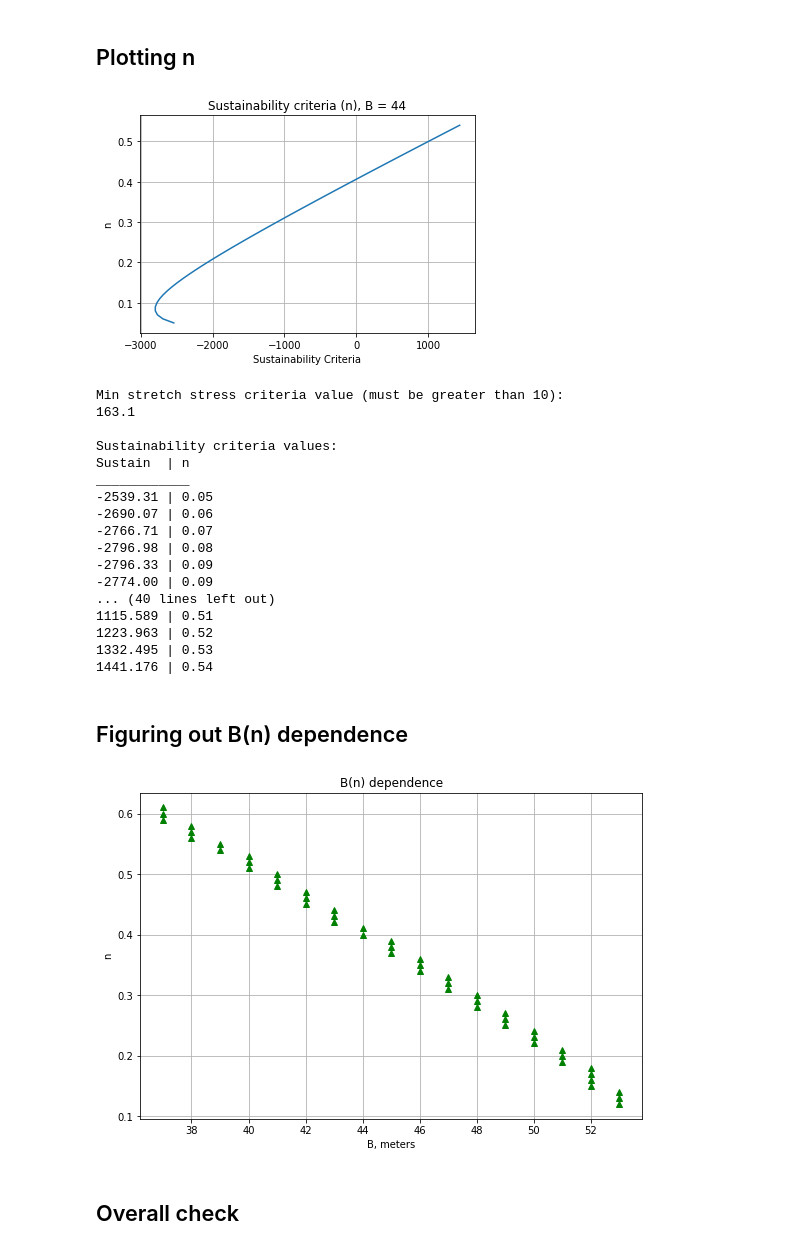
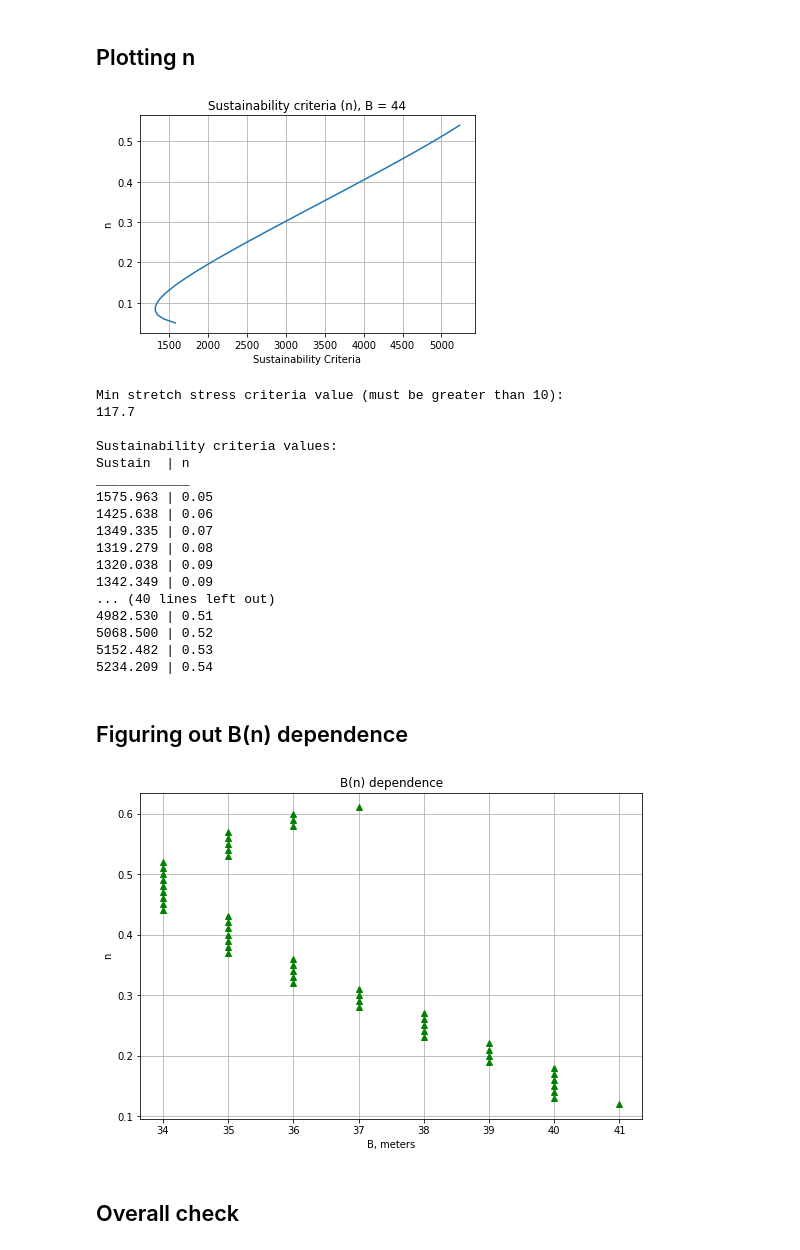
Before and after one commit to George-Mounts/bachelor_project, a Jupyter notebook: 2_functions.ipynb, the cells around one changed output. Cells and saved outputs as stored; diff of their text form; code cells hidden in the pictures.

```diff
--- a/2_functions.ipynb
+++ b/2_functions.ipynb
@@ -15,7 +15,7 @@ H2 = 105.2 - 98 # = 7.2 meters
 #section profile
 b = 5 #meters
 D = 10 #meters
-d = 5 #meters
+d = 7 #meters
 
 #coast:
 Bc = 8 #meters
@@ -62,7 +62,8 @@ Lower beef depth (H2) = 7.200000000000003
 # %% [markdown]
 ## Functions
 # %%
-def secondary_data(detailed=False):
+def static_calculation(*, show_winter=False, output, print_all=True, detailed=False):
+
     Lw = 11 * hw #in meters
     dhw = const_pi * hw ** 2 / Lw #in meters
     m = B / Ht - n
@@ -71,8 +72,6 @@ def secondary_data(detailed=False):
     if detailed == True:
         print("Dam coast height =", dc)
         print("m =", m)
-
-def static_calculation(*, show_winter=False, output, print_all=True, detailed=False):
 
     #geometrical characteristics
 
@@ -241,6 +240,10 @@ def static_calculation(*, show_winter=False, output, print_all=True, detailed=Fa
         return stretch
     if output == "sustain":
         return sustain - sustain2
+    if output == "p_a":
+        return sqrt(W_uphor ** 2 + W_upvert ** 2) + sqrt(W_alluhor ** 2 + W_alluvert ** 2)
+    if output == "p_b":
+        return sqrt(W_lowhor ** 2 + W_lowvert ** 2)
 # %% [markdown]
 # Finding optimal profile
 # %%
@@ -281,7 +283,6 @@ B_list = []
 B = 30
 
 for i in range(30):
-    secondary_data()
     B_list.append(B)
     sustain_list.append(static_calculation(show_winter=False, output="sustain", print_all=False))
     stretch_list.append(static_calculation(show_winter=False, output="stretch", print_all=False))
@@ -331,52 +332,51 @@ stretch_list = []
 n_list = []
 sustain_list = []
 
 n = 0.05
 for i in range(50):
-    secondary_data()
     n_list.append(n)
     sustain_list.append(static_calculation(show_winter=False, output="sustain", print_all=False))
     stretch_list.append(static_calculation(show_winter=False, output="stretch", print_all=False))
     n += 0.01
 
 fig, ax = plt.subplots()
 ax.plot(sustain_list, n_list)
 #ax.ticklabel_format(style = 'plain')
 
 ax.set(xlabel='Sustainability Criteria', ylabel='n',
        title='Sustainability criteria (n), B = '+str(B))
 ax.grid()
 
 #fig.savefig("test.png")
 plt.show()
 
 print("Min stretch stress criteria value (must be greater than 10):")
 print(str(min(stretch_list))[:5])
 print()
 print("Sustainability criteria values: ")
 print("Sustain  | n")
 print("____________")
 for i in range(len(n_list)):
     print(str(sustain_list[i])[:8], str(n_list[i])[:4], sep=" | ")
 # %% [output]
-[figure, old version]
+[figure, new version]
 Min stretch stress criteria value (must be greater than 10):
-163.1
+117.7
 
 Sustainability criteria values:
 Sustain  | n
 ____________
--2539.31 | 0.05
--2690.07 | 0.06
--2766.71 | 0.07
--2796.98 | 0.08
--2796.33 | 0.09
--2774.00 | 0.09
+1575.963 | 0.05
+1425.638 | 0.06
+1349.335 | 0.07
+1319.279 | 0.08
+1320.038 | 0.09
+1342.349 | 0.09
 ... (40 lines left out)
-1115.589 | 0.51
-1223.963 | 0.52
-1332.495 | 0.53
-1441.176 | 0.54
+4982.530 | 0.51
+5068.500 | 0.52
+5152.482 | 0.53
+5234.209 | 0.54
 # %% [markdown]
 ## Figuring out B(n) dependence
 # %%
@@ -418,7 +418,7 @@ ax.grid()
 #fig.savefig("test.png")
 plt.show()
 # %% [output]
-[figure, old version]
+[figure, new version]
 # %% [markdown]
 ## Overall check
 # %%
```
Also changed, not shown: parts of 8 cells of this notebook.
